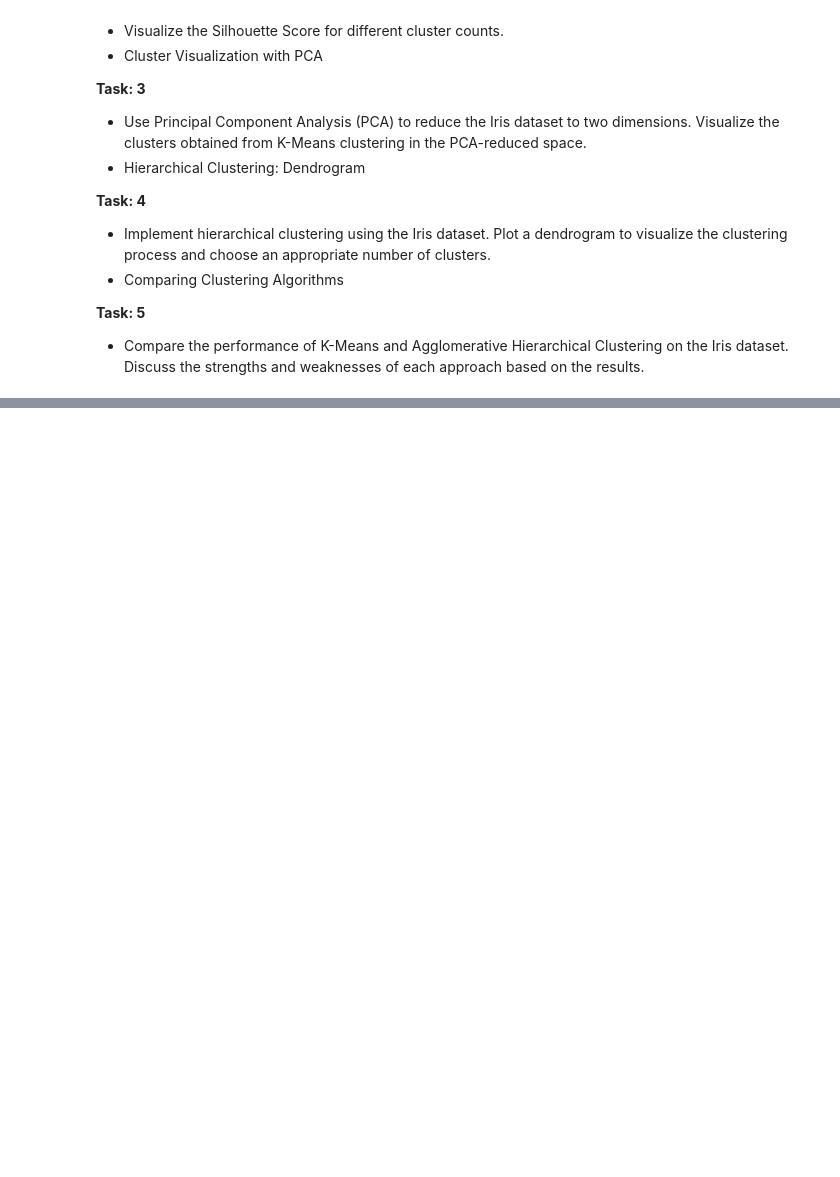
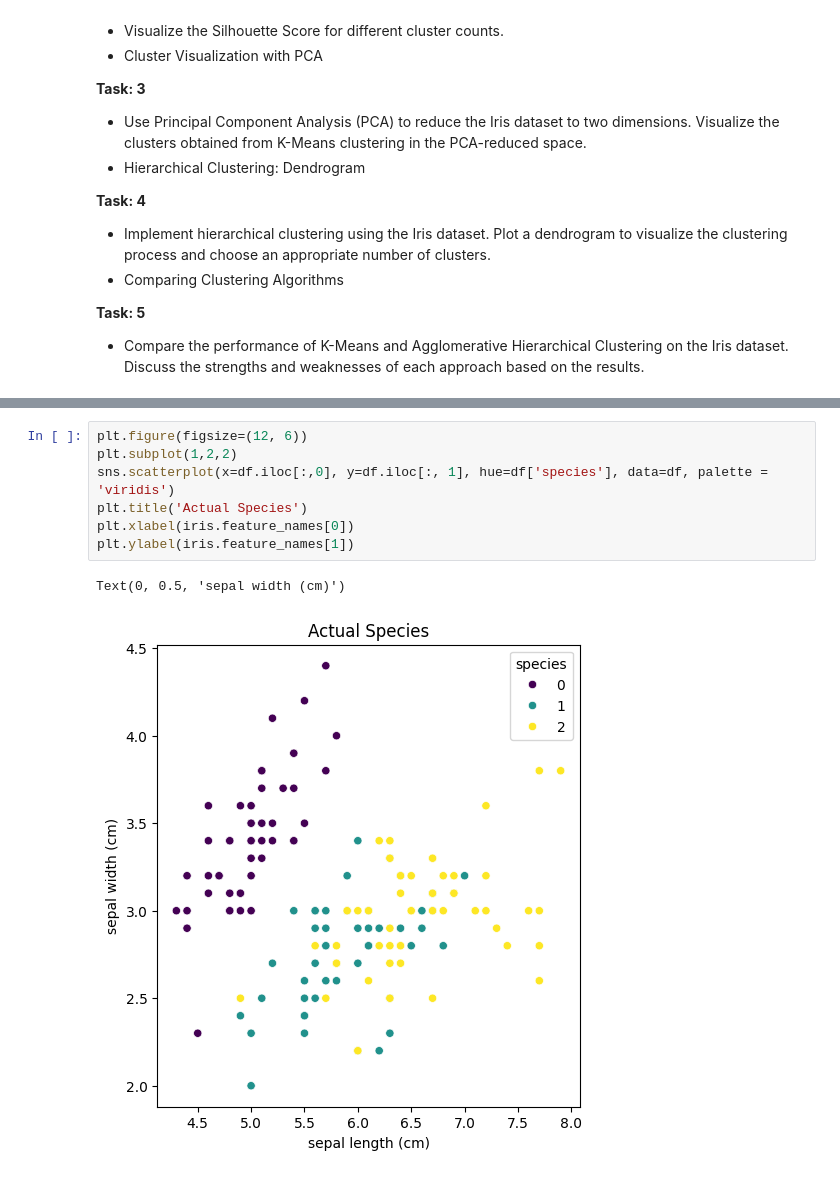
Before and after one commit to Ahmed-Islam-AI/100DaysOfBytewise, a Jupyter notebook: Solutions/Task 16 Solution/BWF_WEEK_7_TASK_16.ipynb, the cells around one changed output, grey strips where cells are left out. Drawn from its saved outputs; the diff is of its cells as text; blank space fills up the shorter version.

```diff
--- a/Solutions/Task 16 Solution/BWF_WEEK_7_TASK_16.ipynb
+++ b/Solutions/Task 16 Solution/BWF_WEEK_7_TASK_16.ipynb
@@ -27,0 +59,10 @@
+# %%
+plt.figure(figsize=(12, 6))
+plt.subplot(1,2,2)
+sns.scatterplot(x=df.iloc[:,0], y=df.iloc[:, 1], hue=df['species'], data=df, palette = 'viridis')
+plt.title('Actual Species')
+plt.xlabel(iris.feature_names[0])
+plt.ylabel(iris.feature_names[1])
+# %% [output]
+Text(0, 0.5, 'sepal width (cm)')
+[figure, added]
```
Also changed, not shown: parts of 17 cells of this notebook.
